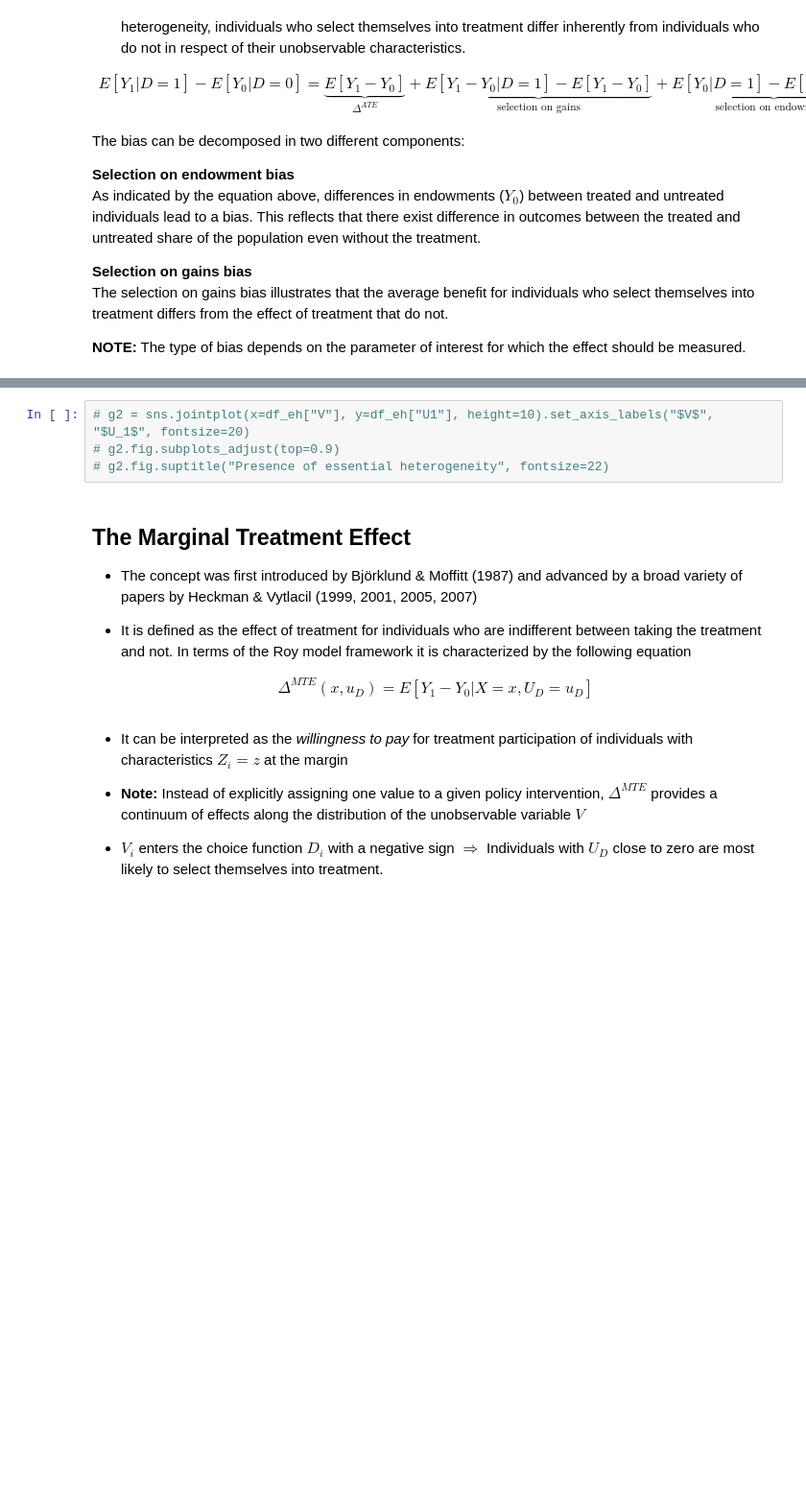
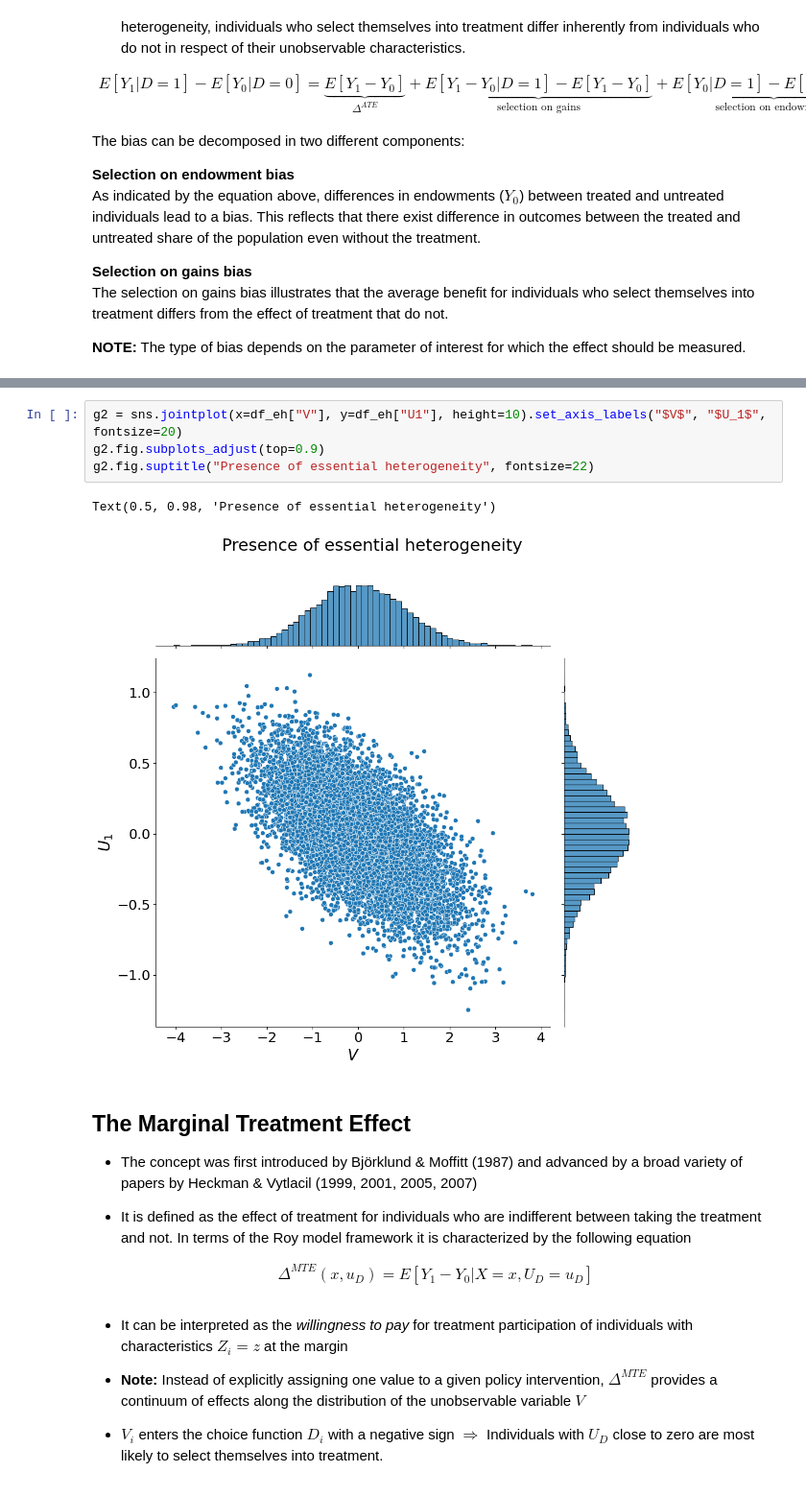
Before and after one commit to eisenhauerIO/courses-business-decisions, a Jupyter notebook: docs/source/measure-impact/03-generalized-roy-model/lecture.ipynb, the cells around one changed output, grey strips where cells are left out. Shown at 96% size. Saved outputs shown, nothing was run; the diff lists cells and outputs as text; blank space fills up the shorter version.

```diff
--- a/docs/source/measure-impact/03-generalized-roy-model/lecture.ipynb
+++ b/docs/source/measure-impact/03-generalized-roy-model/lecture.ipynb
@@ -312,7 +356,10 @@ The selection on gains bias illustrates that the average benefit for individuals
 # %%
-# g2 = sns.jointplot(x=df_eh["V"], y=df_eh["U1"], height=10).set_axis_labels("$V$", "$U_1$", fontsize=20)
-# g2.fig.subplots_adjust(top=0.9)
-# g2.fig.suptitle("Presence of essential heterogeneity", fontsize=22)
+g2 = sns.jointplot(x=df_eh["V"], y=df_eh["U1"], height=10).set_axis_labels("$V$", "$U_1$", fontsize=20)
+g2.fig.subplots_adjust(top=0.9)
+g2.fig.suptitle("Presence of essential heterogeneity", fontsize=22)
+# %% [output]
+Text(0.5, 0.98, 'Presence of essential heterogeneity')
+[figure, added]
 # %% [markdown]
 ## The Marginal Treatment Effect
 
```
Also changed, not shown: parts of 24 cells of this notebook, 6 other files.
